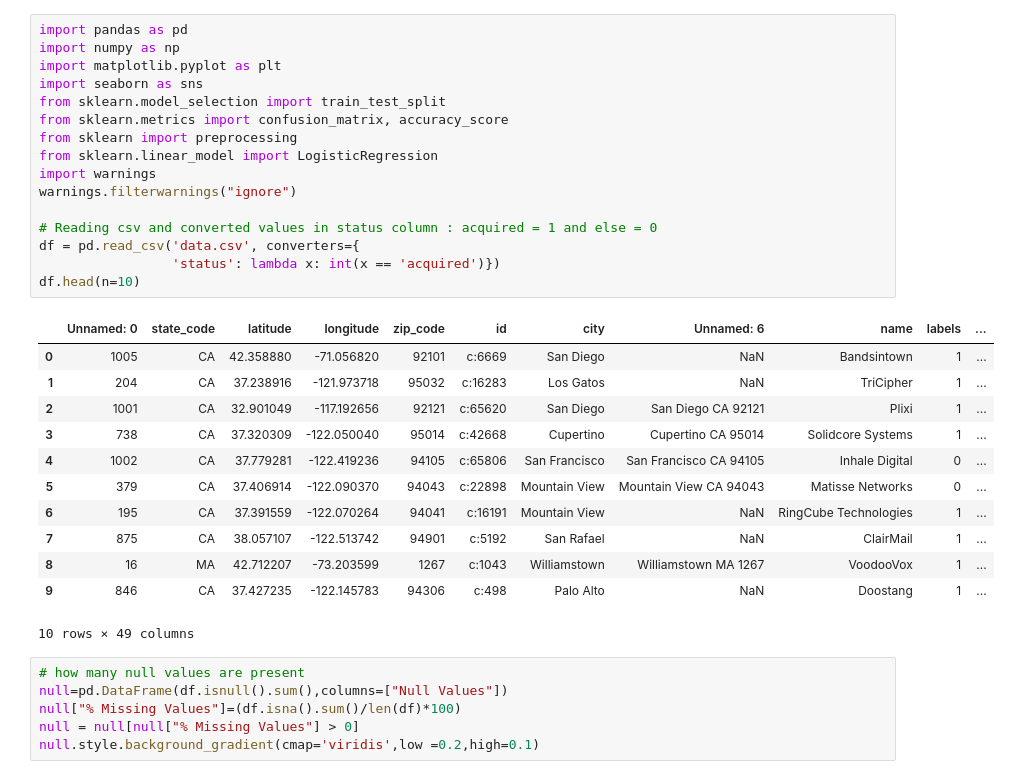
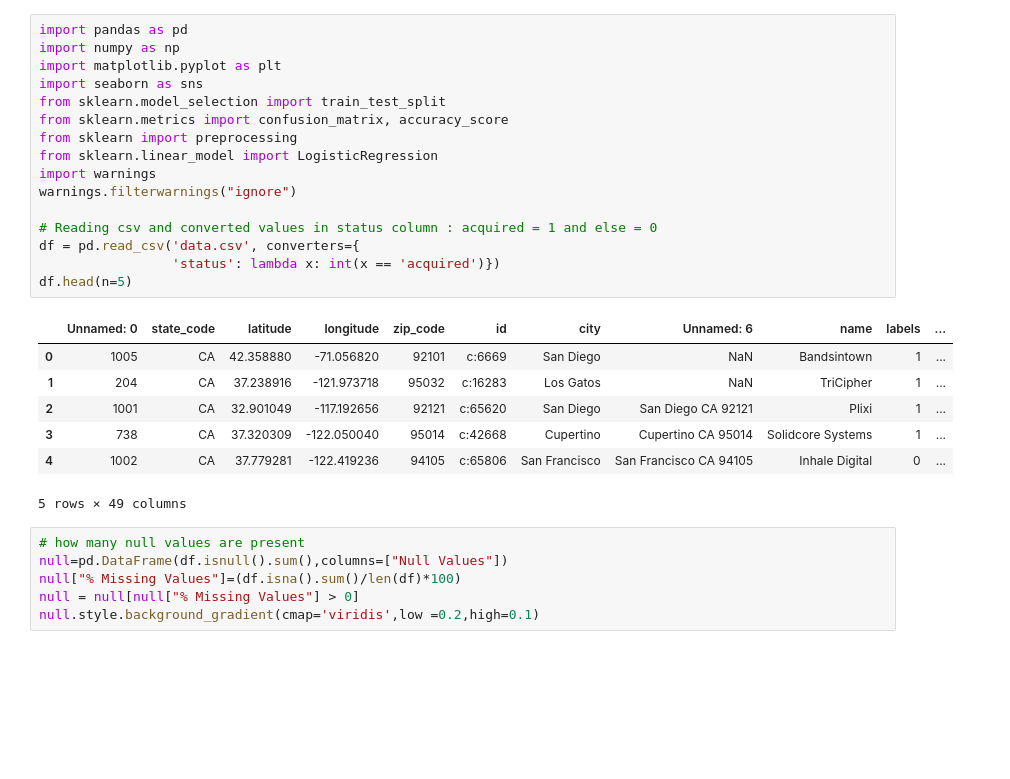
Before and after one commit to ChinmayPAt/startup-success-prediction, a Jupyter notebook: startup-success-prediction.ipynb, the cells around one changed output. Saved outputs shown, nothing was run; the diff lists cells and outputs as text; blank space fills up the shorter version.

```diff
--- a/startup-success-prediction.ipynb
+++ b/startup-success-prediction.ipynb
@@ -1,32 +1,27 @@
 # %%
 import pandas as pd
 import numpy as np
 import matplotlib.pyplot as plt
 import seaborn as sns
 from sklearn.model_selection import train_test_split
 from sklearn.metrics import confusion_matrix, accuracy_score
 from sklearn import preprocessing
 from sklearn.linear_model import LogisticRegression
 import warnings
 warnings.filterwarnings("ignore")
 
 # Reading csv and converted values in status column : acquired = 1 and else = 0
 df = pd.read_csv('data.csv', converters={
                  'status': lambda x: int(x == 'acquired')})
-df.head(n=10)
+df.head(n=5)
 # %% [output]
 |  | Unnamed: 0 | state_code | latitude | longitude | zip_code | id | city | Unnamed: 6 | name | labels | ... |
 | 0 | 1005 | CA | 42.358880 | -71.056820 | 92101 | c:6669 | San Diego | NaN | Bandsintown | 1 | ... |
 | 1 | 204 | CA | 37.238916 | -121.973718 | 95032 | c:16283 | Los Gatos | NaN | TriCipher | 1 | ... |
 | 2 | 1001 | CA | 32.901049 | -117.192656 | 92121 | c:65620 | San Diego | San Diego CA 92121 | Plixi | 1 | ... |
 | 3 | 738 | CA | 37.320309 | -122.050040 | 95014 | c:42668 | Cupertino | Cupertino CA 95014 | Solidcore Systems | 1 | ... |
 | 4 | 1002 | CA | 37.779281 | -122.419236 | 94105 | c:65806 | San Francisco | San Francisco CA 94105 | Inhale Digital | 0 | ... |
-| 5 | 379 | CA | 37.406914 | -122.090370 | 94043 | c:22898 | Mountain View | Mountain View CA 94043 | Matisse Networks | 0 | ... |
-| 6 | 195 | CA | 37.391559 | -122.070264 | 94041 | c:16191 | Mountain View | NaN | RingCube Technologies | 1 | ... |
-| 7 | 875 | CA | 38.057107 | -122.513742 | 94901 | c:5192 | San Rafael | NaN | ClairMail | 1 | ... |
-| 8 | 16 | MA | 42.712207 | -73.203599 | 1267 | c:1043 | Williamstown | Williamstown MA 1267 | VoodooVox | 1 | ... |
-| 9 | 846 | CA | 37.427235 | -122.145783 | 94306 | c:498 | Palo Alto | NaN | Doostang | 1 | ... |
-10 rows × 49 columns
+5 rows × 49 columns
 # %%
 # how many null values are present
 null=pd.DataFrame(df.isnull().sum(),columns=["Null Values"])
```
Also changed, not shown: parts of 2 cells of this notebook.
